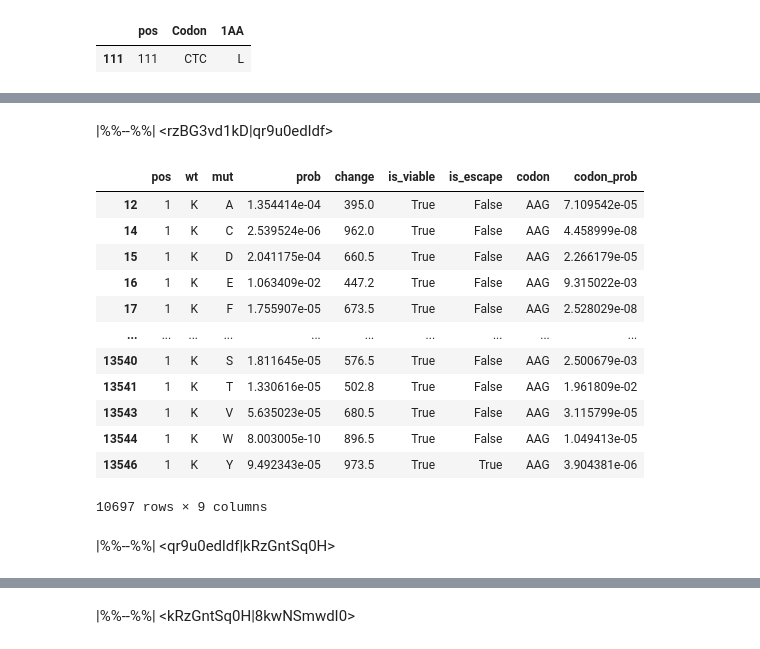
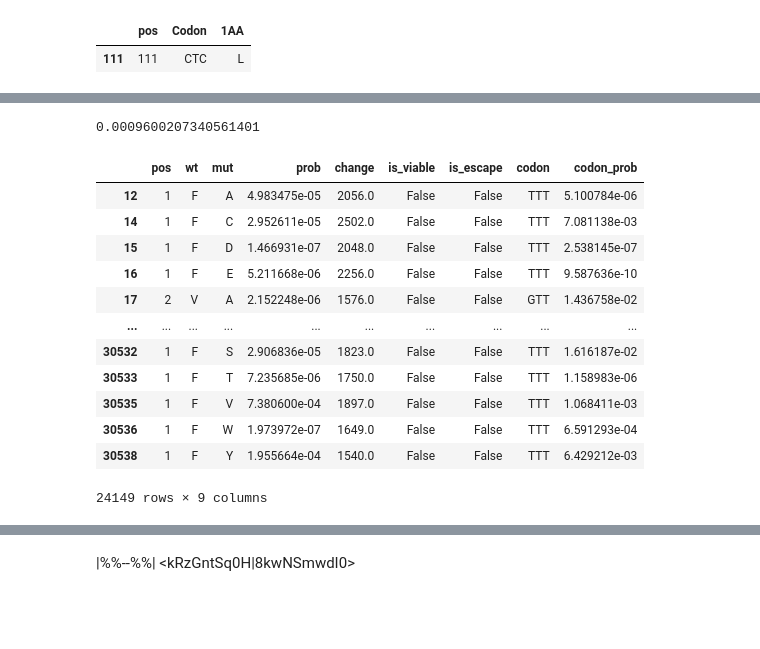
Before and after one commit to dddpower/viral, a Jupyter notebook: rerank.ipynb, the cells around one changed output, grey strips where cells are left out. Saved outputs shown, nothing was run; the diff lists cells and outputs as text; code cells hidden in the pictures; blank space fills up the shorter version.

```diff
--- a/rerank.ipynb
+++ b/rerank.ipynb
@@ -321,7 +229,7 @@ def get_mutation_probability(target_str):
 def make_string(a, b, c, d):
     return a + b + '>' + c + d
 # %%
-def codon_mutation_probability(prefix, wt_codon, mut_codon, postfix) -> list:
+def codon_mutation_dependent_probability(prefix, wt_codon, mut_codon, postfix) -> list:
     # alias
     ms = make_string
     prob_sum = []
@@ -331,7 +239,7 @@ def codon_mutation_probability(prefix, wt_codon, mut_codon, postfix) -> list:
     str3 = ms(mut_codon[1], wt_codon[2], mut_codon[2], postfix)
     prob = 1
     for str in [str1, str2, str3]:
-        prob *= get_mutation_probability(str)
+        prob *= get_mutation_dependent_probability(str)
     # print(f'for {str1}, {str2}, {str3}, prob = {prob}')
     if prob != 1:
         prob_sum.append(prob)
@@ -342,7 +250,7 @@ def codon_mutation_probability(prefix, wt_codon, mut_codon, postfix) -> list:
     str3 = ms(mut_codon[0], wt_codon[1], mut_codon[1], mut_codon[2])
     prob = 1
     for str in [str1, str2, str3]:
-        prob *= get_mutation_probability(str)
+        prob *= get_mutation_dependent_probability(str)
     # print(f'for {str1}, {str2}, {str3}, prob = {prob}')
     if prob != 1:
         prob_sum.append(prob)
@@ -354,7 +262,7 @@ def codon_mutation_probability(prefix, wt_codon, mut_codon, postfix) -> list:
     str3 = ms(mut_codon[1], wt_codon[2], mut_codon[2], postfix)
     prob = 1
     for str in [str1, str2, str3]:
-        prob *= get_mutation_probability(str)
+        prob *= get_mutation_dependent_probability(str)
     # print(f'for {str1}, {str2}, {str3}, prob = {prob}')
     if prob != 1:
         prob_sum.append(prob)
@@ -365,7 +273,7 @@ def codon_mutation_probability(prefix, wt_codon, mut_codon, postfix) -> list:
     str3 = ms(prefix, wt_codon[0], mut_codon[0], mut_codon[1])
     prob = 1
     for str in [str1, str2, str3]:
-        prob *= get_mutation_probability(str)
+        prob *= get_mutation_dependent_probability(str)
     # print(f'for {str1}, {str2}, {str3}, prob = {prob}')
     if prob != 1:
         prob_sum.append(prob)
@@ -376,7 +284,7 @@ def codon_mutation_probability(prefix, wt_codon, mut_codon, postfix) -> list:
     str3 = ms(mut_codon[0], wt_codon[1], mut_codon[1], mut_codon[2])
     prob = 1
     for str in [str1, str2, str3]:
-        prob *= get_mutation_probability(str)
+        prob *= get_mutation_dependent_probability(str)
     # print(f'for {str1}, {str2}, {str3}, prob = {prob}')
     if prob != 1:
         prob_sum.append(prob)
@@ -387,7 +295,7 @@ def codon_mutation_probability(prefix, wt_codon, mut_codon, postfix) -> list:
     str3 = ms(prefix, wt_codon[0], mut_codon[0], mut_codon[1])
     prob = 1
     for str in [str1, str2, str3]:
-        prob *= get_mutation_probability(str)
+        prob *= get_mutation_dependent_probability(str)
     # print(f'for {str1}, {str2}, {str3}, prob = {prob}')
     if prob != 1:
         prob_sum.append(prob)
@@ -395,8 +303,15 @@ def codon_mutation_probability(prefix, wt_codon, mut_codon, postfix) -> list:
     # print(f'prob_sum = {prob_sum}')
     return max(prob_sum)
 # %%
-# boundary exception warning
-def aa_mutation_probability(codon_df, starting_position, mut_aa):
+def get_aa_from_position(codon_df, position):
+    return codon_df.iloc[position]['1AA']
+
+def get_codon_from_position(codon_df, position):
+    return codon_df.iloc[position]['Codon']
+
+
+# need to be careful boundary exception
+def aa_mutation_dependent_probability(codon_df, starting_position, mut_aa):
     assert get_aa_from_position(codon_df, starting_position) != mut_aa,\
         f'starting position = {starting_position}, mut_aa = {mut_aa}'
     mut_codons = to_codons(mut_aa)
@@ -408,6 +323,6 @@ def aa_mutation_probability(codon_df, starting_position, mut_aa):
     wt_codon = get_codon_from_position(codon_df, starting_position)
     # print(prefix, wt_codon, mut_codons, postfix)
 
-    probs = [codon_mutation_probability(prefix, wt_codon, mut_codon, postfix) for mut_codon in mut_codons]
+    probs = [codon_mutation_dependent_probability(prefix, wt_codon, mut_codon, postfix) for mut_codon in mut_codons]
     # print(probs)
     return sum(probs)
@@ -432,16 +329,13 @@ NameError: name 'flu_wt_codon_df' is not defined
-# %% [markdown]
-|%%--%%| <rzBG3vd1kD|qr9u0edldf>
-# %%
-def wt_codon(position, wt_codon_df):
-    try:
-        codon = wt_codon_df[wt_codon_df['pos'] == position]['Codon'].values[0]
-    except IndexError:
-        print(f"Error position is {position}")
-    return codon
+# %%
+val = aa_mutation_dependent_probability(cov_wt_codon_df, 10, 'L')
+val
+# %% [output]
+0.0009600207340561401
 # %%
-# cov_df = pd.read_csv("results/cov/semantics/analyze_semantics_cov_bilstm_512.txt", delimiter='\t')
+cov_df = pd.read_csv("results/cov/semantics/analyze_semantics_cov_bilstm_512.txt", delimiter='\t')
+
 flu_df = pd.read_csv("results/flu/semantics/analyze_semantics_flu_h1_bilstm_512.txt", delimiter='\t')
-rank_df = flu_df
+rank_df = cov_df
 # get rid of start and last position
 max_pos = rank_df['pos'].max()
 rank_df = rank_df[(rank_df['pos'] != 0) & (rank_df['pos'] != max_pos)]
@@ -451,27 +345,25 @@ rank_df = rank_df[~rank_df['wt'].str.contains('X|B|Z|J|U', case=False, na=False)
 rank_df = rank_df[~rank_df['mut'].str.contains('X|B|Z|J|U', case=False, na=False)]
 # %%
 # translate aa to codon
-rank_df['codon'] = rank_df.apply(lambda row: wt_codon(row['pos'], flu_wt_codon_df), axis=1)
+rank_df['codon'] = rank_df.apply(lambda row: wt_codon(row['pos'], cov_wt_codon_df), axis=1)
 # get wild type codon to mutation probability
 rank_df['codon_prob'] = rank_df.apply(
-    lambda row: aa_mutation_probability(flu_wt_codon_df, row['pos'], row['mut']), axis=1)
+    lambda row: aa_mutation_dependent_probability(cov_wt_codon_df, row['pos'], row['mut']), axis=1)
 rank_df
 # %% [output]
 |  | pos | wt | mut | prob | change | is_viable | is_escape | codon | codon_prob |
-| 12 | 1 | K | A | 1.354414e-04 | 395.0 | True | False | AAG | 7.109542e-05 |
-| 14 | 1 | K | C | 2.539524e-06 | 962.0 | True | False | AAG | 4.458999e-08 |
-| 15 | 1 | K | D | 2.041175e-04 | 660.5 | True | False | AAG | 2.266179e-05 |
-| 16 | 1 | K | E | 1.063409e-02 | 447.2 | True | False | AAG | 9.315022e-03 |
-| 17 | 1 | K | F | 1.755907e-05 | 673.5 | True | False | AAG | 2.528029e-08 |
+| 12 | 1 | F | A | 4.983475e-05 | 2056.0 | False | False | TTT | 5.100784e-06 |
+| 14 | 1 | F | C | 2.952611e-05 | 2502.0 | False | False | TTT | 7.081138e-03 |
+| 15 | 1 | F | D | 1.466931e-07 | 2048.0 | False | False | TTT | 2.538145e-07 |
+| 16 | 1 | F | E | 5.211668e-06 | 2256.0 | False | False | TTT | 9.587636e-10 |
+| 17 | 2 | V | A | 2.152248e-06 | 1576.0 | False | False | GTT | 1.436758e-02 |
 | ... | ... | ... | ... | ... | ... | ... | ... | ... | ... |
-| 13540 | 1 | K | S | 1.811645e-05 | 576.5 | True | False | AAG | 2.500679e-03 |
-| 13541 | 1 | K | T | 1.330616e-05 | 502.8 | True | False | AAG | 1.961809e-02 |
-| 13543 | 1 | K | V | 5.635023e-05 | 680.5 | True | False | AAG | 3.115799e-05 |
-| 13544 | 1 | K | W | 8.003005e-10 | 896.5 | True | False | AAG | 1.049413e-05 |
-| 13546 | 1 | K | Y | 9.492343e-05 | 973.5 | True | True | AAG | 3.904381e-06 |
+| 30532 | 1 | F | S | 2.906836e-05 | 1823.0 | False | False | TTT | 1.616187e-02 |
+| 30533 | 1 | F | T | 7.235685e-06 | 1750.0 | False | False | TTT | 1.158983e-06 |
+| 30535 | 1 | F | V | 7.380600e-04 | 1897.0 | False | False | TTT | 1.068411e-03 |
+| 30536 | 1 | F | W | 1.973972e-07 | 1649.0 | False | False | TTT | 6.591293e-04 |
+| 30538 | 1 | F | Y | 1.955664e-04 | 1540.0 | False | False | TTT | 6.429212e-03 |
-10697 rows × 9 columns
+24149 rows × 9 columns
-# %% [markdown]
-|%%--%%| <qr9u0edldf|kRzGntSq0H>
 # %%
 # make rank columns
 rank_df['grammar_rank'] = rank_df['prob'].rank(method='min', ascending=False)
```
Also changed, not shown: parts of 39 cells of this notebook.
